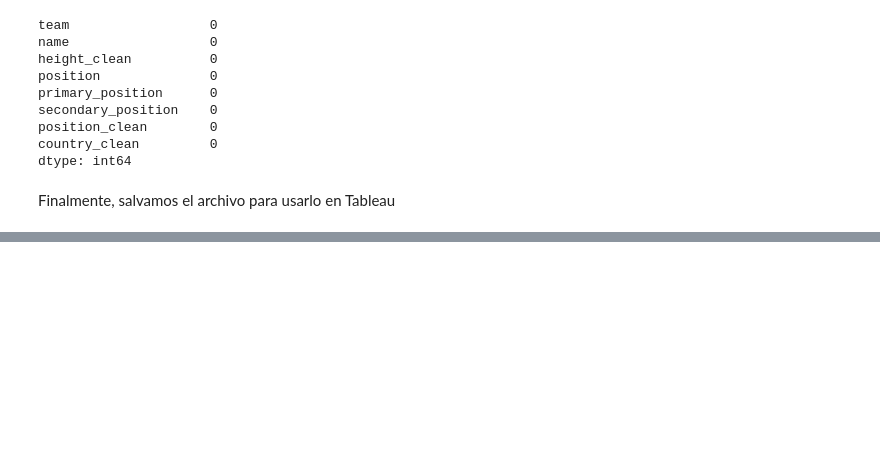
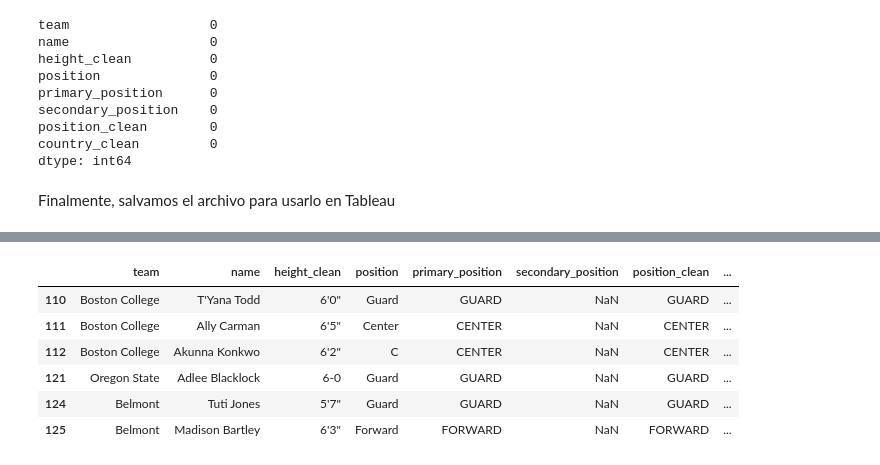
Before and after one commit to cistelsa/Predictive-Sentiment-Analysis-of-Twitter-for-BTC, a Jupyter notebook: Data_Analysis/Tableau_Practice/Limpieza_para_Tableau.ipynb, the cells around one changed output, grey strips where cells are left out. Cells and saved outputs as stored; diff of their text form; code cells hidden in the pictures; blank space fills up the shorter version.

```diff
--- a/Data_Analysis/Tableau_Practice/Limpieza_para_Tableau.ipynb
+++ b/Data_Analysis/Tableau_Practice/Limpieza_para_Tableau.ipynb
@@ -129,0 +183,10 @@ df.to_excel(file_path, index=False)
+# %%
+df_altura_promedio.iloc[110:116] # aquí ya podemos observar como los datos que solían ser fechas pasaron a None
+# %% [output]
+|  | team | name | height_clean | position | primary_position | secondary_position | position_clean | ... |
+| 110 | Boston College | T'Yana Todd | 6'0" | Guard | GUARD | NaN | GUARD | ... |
+| 111 | Boston College | Ally Carman | 6'5" | Center | CENTER | NaN | CENTER | ... |
+| 112 | Boston College | Akunna Konkwo | 6'2" | C | CENTER | NaN | CENTER | ... |
+| 121 | Oregon State | Adlee Blacklock | 6-0 | Guard | GUARD | NaN | GUARD | ... |
+| 124 | Belmont | Tuti Jones | 5'7" | Guard | GUARD | NaN | GUARD | ... |
+| 125 | Belmont | Madison Bartley | 6'3" | Forward | FORWARD | NaN | FORWARD | ... |
```
Also changed, not shown: parts of 21 cells of this notebook.
